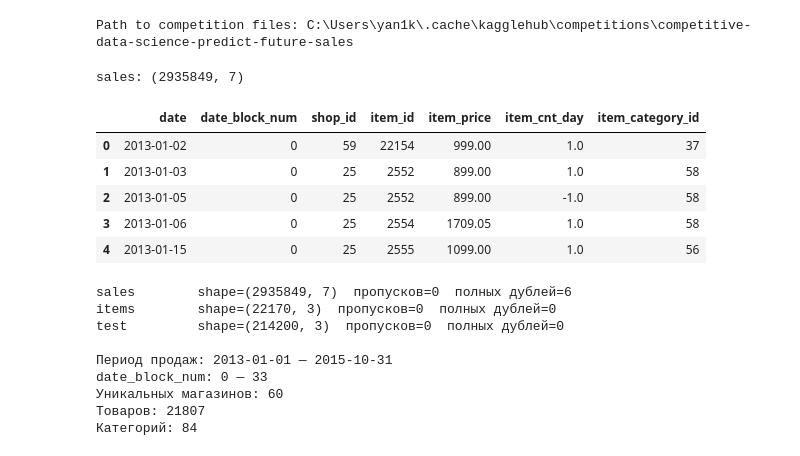
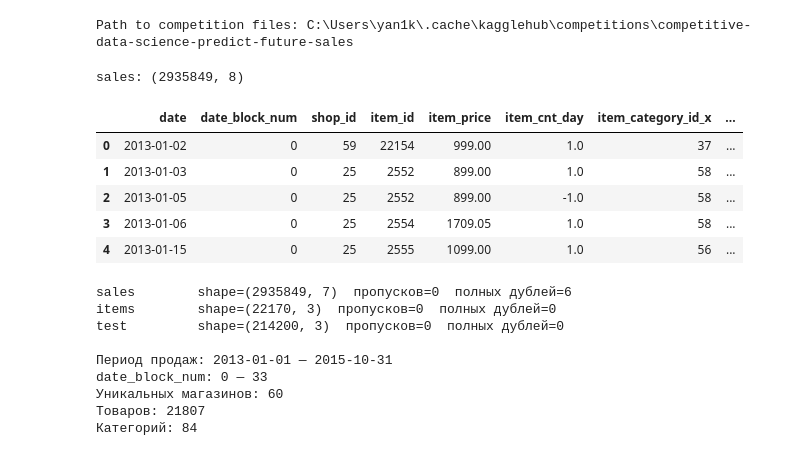
Before and after one commit to brawlerleg/ecup2026, a Jupyter notebook: niki.ipynb, the cells around one changed output. Drawn from its saved outputs; the diff is of its cells as text; code cells hidden in the pictures.

```diff
--- a/niki.ipynb
+++ b/niki.ipynb
@@ -24,22 +24,21 @@ item_categories = pd.read_csv(os.path.join(path, 'item_categories.csv'))
 # %%
 sns.set_theme(style='whitegrid')
 plt.rcParams['figure.figsize'] = (10, 4)
-pd.set_option('display.max_columns', 50)
 
 sales_train['date'] = pd.to_datetime(sales_train['date'], format='%d.%m.%Y')
 
 sales_train = sales_train.merge(items[['item_id', 'item_category_id']], on='item_id', how='left')
 
 print('sales:', sales_train.shape)
 sales_train.head()
 # %% [output]
-sales: (2935849, 7)
+sales: (2935849, 8)
-|  | date | date_block_num | shop_id | item_id | item_price | item_cnt_day | item_category_id |
-| 0 | 2013-01-02 | 0 | 59 | 22154 | 999.00 | 1.0 | 37 |
-| 1 | 2013-01-03 | 0 | 25 | 2552 | 899.00 | 1.0 | 58 |
-| 2 | 2013-01-05 | 0 | 25 | 2552 | 899.00 | -1.0 | 58 |
-| 3 | 2013-01-06 | 0 | 25 | 2554 | 1709.05 | 1.0 | 58 |
-| 4 | 2013-01-15 | 0 | 25 | 2555 | 1099.00 | 1.0 | 56 |
+|  | date | date_block_num | shop_id | item_id | item_price | item_cnt_day | item_category_id_x | ... |
+| 0 | 2013-01-02 | 0 | 59 | 22154 | 999.00 | 1.0 | 37 | ... |
+| 1 | 2013-01-03 | 0 | 25 | 2552 | 899.00 | 1.0 | 58 | ... |
+| 2 | 2013-01-05 | 0 | 25 | 2552 | 899.00 | -1.0 | 58 | ... |
+| 3 | 2013-01-06 | 0 | 25 | 2554 | 1709.05 | 1.0 | 58 | ... |
+| 4 | 2013-01-15 | 0 | 25 | 2555 | 1099.00 | 1.0 | 56 | ... |
 # %%
 for name, df in [('sales', sales_train), ('items', items), ('test', test)]:
     print(f'{name:12s} shape={df.shape}  пропусков={int(df.isnull().sum().sum())}  '
```
Also changed, not shown: parts of 1 cell of this notebook.
